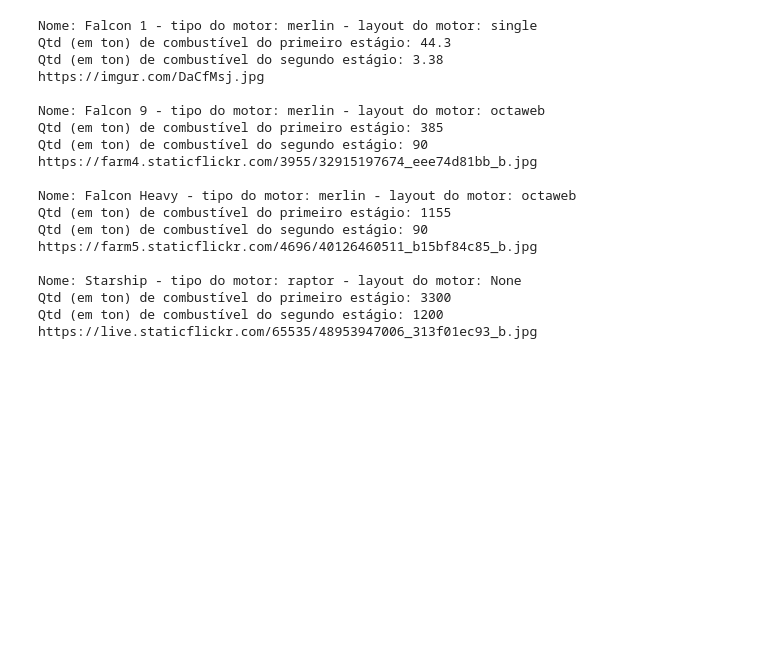
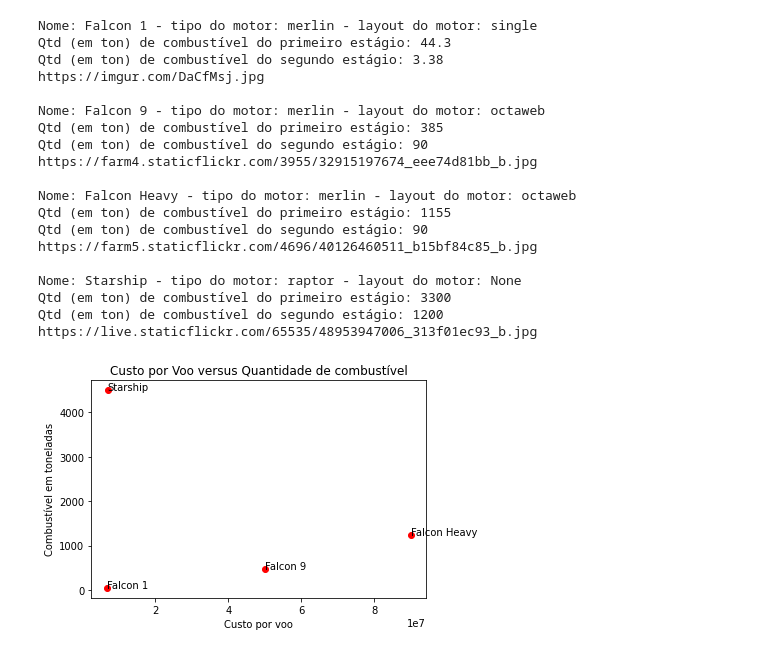
Before and after one commit to azraelgarden/avaliacao-sprint-1, a Jupyter notebook: main/desafio.ipynb, the cells around one changed output. Drawn from its saved outputs; the diff is of its cells as text; code cells hidden in the pictures; blank space fills up the shorter version.

```diff
--- a/main/desafio.ipynb
+++ b/main/desafio.ipynb
@@ -198,12 +198,14 @@ plt.show()
 [figure]
 # %%
 #Informações sobre os foguetes
+qtdTotalCombustivel = {}
 
 for y in range(foguetes.size):
     print("Nome: " + foguetes[y]["name"] + " - tipo do motor: " + foguetes[y]["engines"]['type'] + " - layout do motor: " + str(foguetes[y]["engines"]['layout']))
     print("Qtd (em ton) de combustível do primeiro estágio: " + str(foguetes[y]["first_stage"]["fuel_amount_tons"]))
     print("Qtd (em ton) de combustível do segundo estágio: " + str(foguetes[y]["second_stage"]["fuel_amount_tons"]))
     print(foguetes[y]["flickr_images"][y])
+    qtdTotalCombustivel[y] = foguetes[y]["first_stage"]["fuel_amount_tons"] + foguetes[y]["second_stage"]["fuel_amount_tons"]
     print()
 # %% [output]
 Nome: Falcon 1 - tipo do motor: merlin - layout do motor: single
@@ -225,3 +227,17 @@ Nome: Starship - tipo do motor: raptor - layout do motor: None
 Qtd (em ton) de combustível do primeiro estágio: 3300
 Qtd (em ton) de combustível do segundo estágio: 1200
 https://live.staticflickr.com/65535/48953947006_313f01ec93_b.jpg
+# %%
+#Verificando o Custo por Voo versus Quantidade de combustível
+
+plt.title("Custo por Voo versus Quantidade de combustível")
+plt.plot(custoPorVoo, list(qtdTotalCombustivel.values()), 'ro')
+plt.ylabel("Combustível em toneladas")
+plt.xlabel("Custo por voo")
+
+for x in range(foguetes.size):
+    plt.text(custoPorVoo[x],qtdTotalCombustivel[x], nomeDosFoguetes[x])
+
+plt.show()
+# %% [output]
+[figure, added]
```
Also changed, not shown: parts of 7 cells of this notebook, 1 other file.
